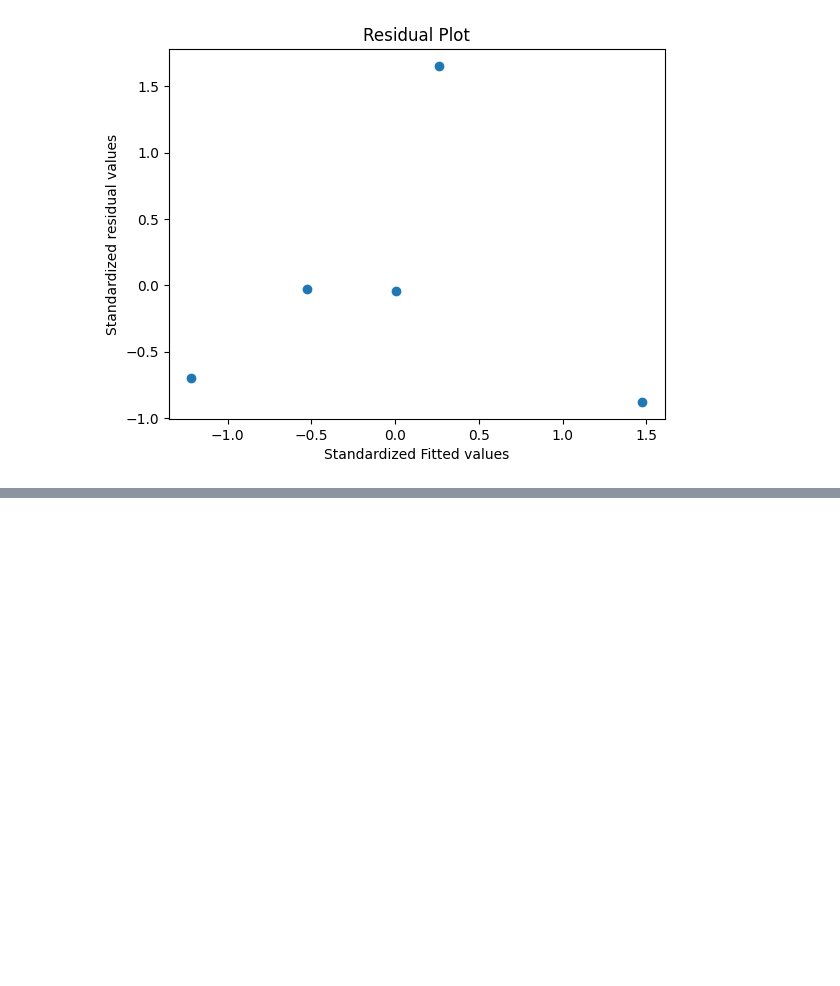
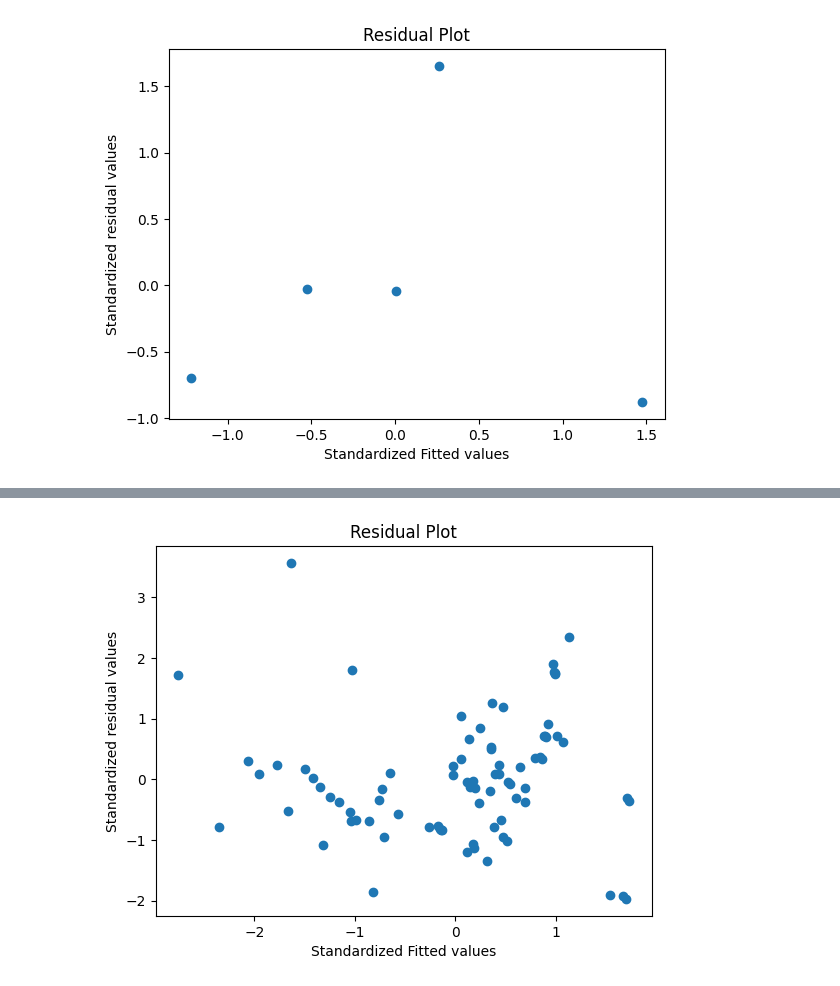
Before and after one commit to girissshhh/aiml-2311cs020553, a Jupyter notebook: Multi_Linear_Regression.ipynb, the cells around one changed output, grey strips where cells are left out. Saved outputs shown, nothing was run; the diff lists cells and outputs as text; code cells hidden in the pictures; blank space fills up the shorter version.

```diff
--- a/Multi_Linear_Regression.ipynb
+++ b/Multi_Linear_Regression.ipynb
@@ -124,0 +236,14 @@ plt.show()
+# %%
+import matplotlib.pyplot as plt  # Import plt
+
+def get_standardized_values(vals):
+    return (vals - vals.mean()) / vals.std()
+
+plt.scatter(get_standardized_values(model.fittedvalues),
+            get_standardized_values(model.resid))
+plt.title('Residual Plot')
+plt.xlabel('Standardized Fitted values')
+plt.ylabel('Standardized residual values')
+plt.show()
+# %% [output]
+[figure, added]
```
Also changed, not shown: parts of 11 cells of this notebook.
